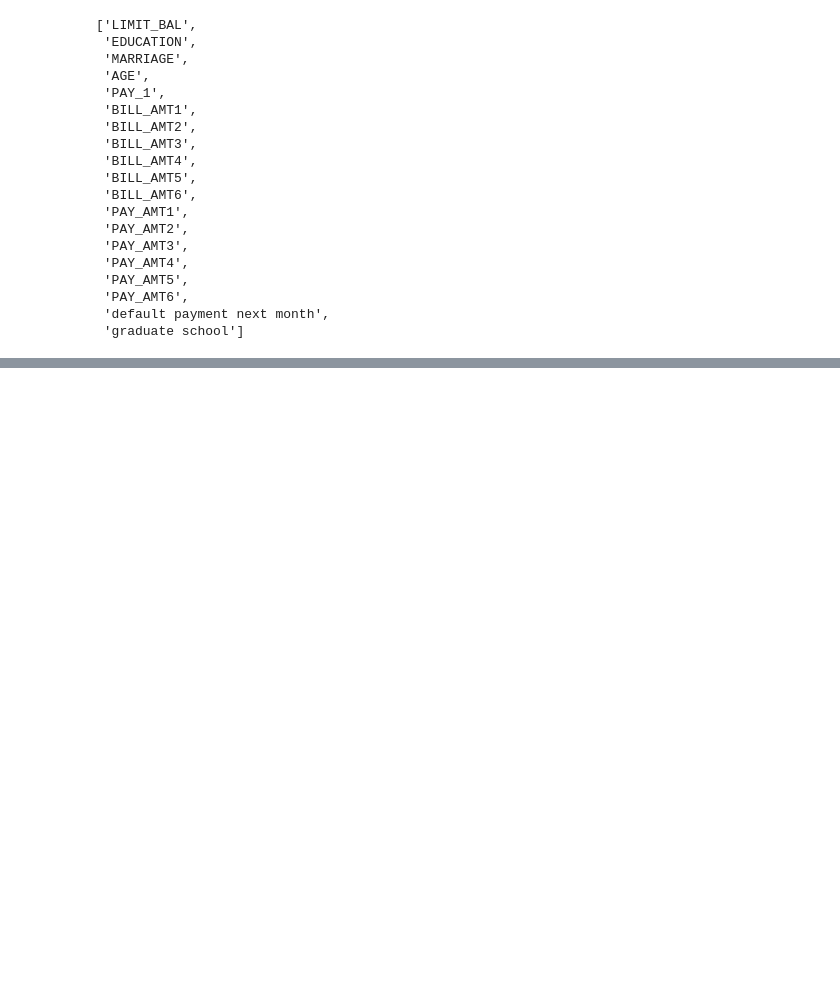
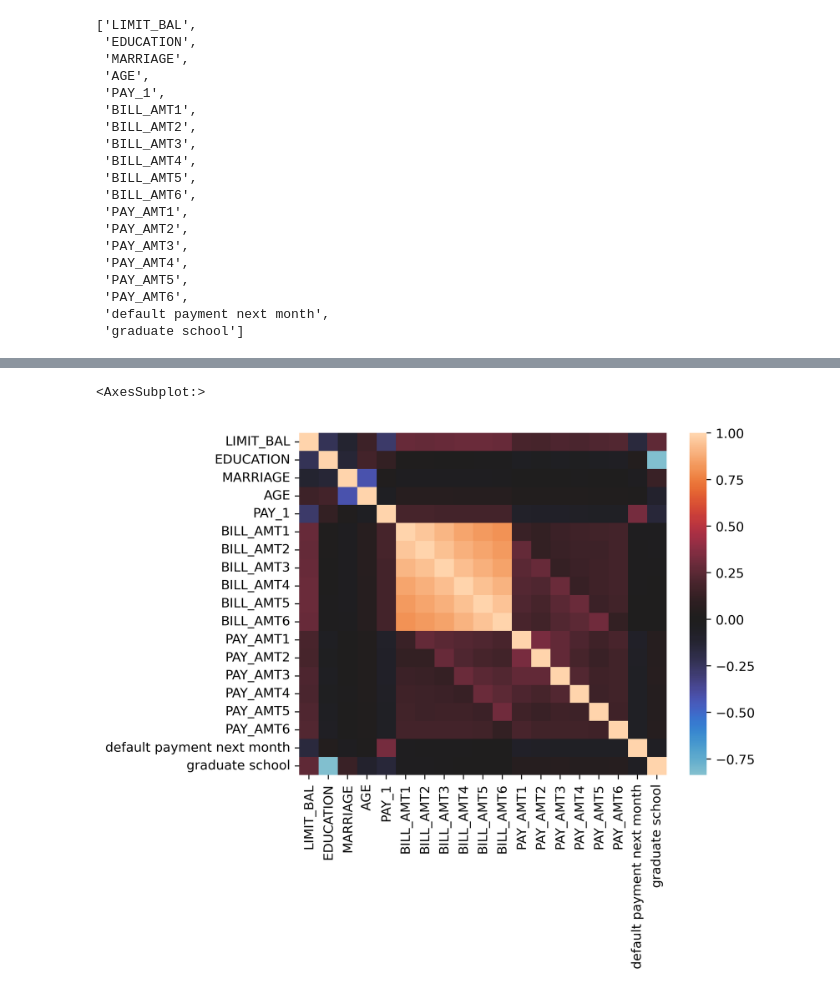
Before and after one commit to askot19/Analise_de_dados, a Jupyter notebook: Projetos de Ciência de Dados com Python/Capítulo 3/ex301.ipynb, the cells around one changed output, grey strips where cells are left out. Drawn from its saved outputs; the diff is of its cells as text; code cells hidden in the pictures; blank space fills up the shorter version.

```diff
--- a/Projetos de Ciência de Dados com Python/Capítulo 3/ex301.ipynb
+++ b/Projetos de Ciência de Dados com Python/Capítulo 3/ex301.ipynb
@@ -78,3 +78,6 @@ features_response
  'PAY_AMT6',
  'default payment next month',
  'graduate school']
+# %%
+corr = df[features_response].corr()
+corr.iloc[0:5, 0:5]
@@ -80,0 +91,5 @@ features_response
+# %%
+sns.heatmap(corr, xticklabels=corr.columns.values, yticklabels=corr.columns.values, center=0)
+# %% [output]
+<AxesSubplot:>
+[figure, added]
```
Also changed, not shown: parts of 1 cell of this notebook.
